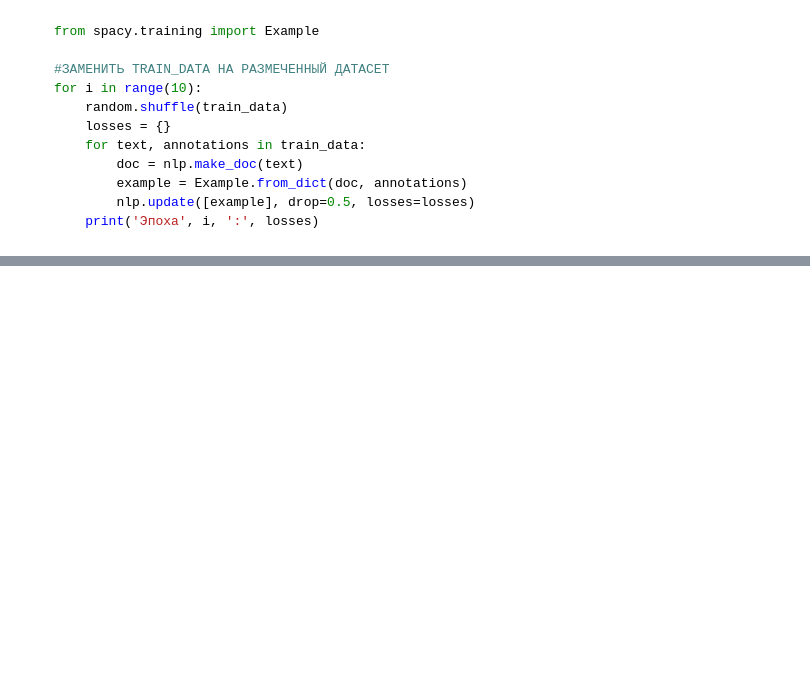
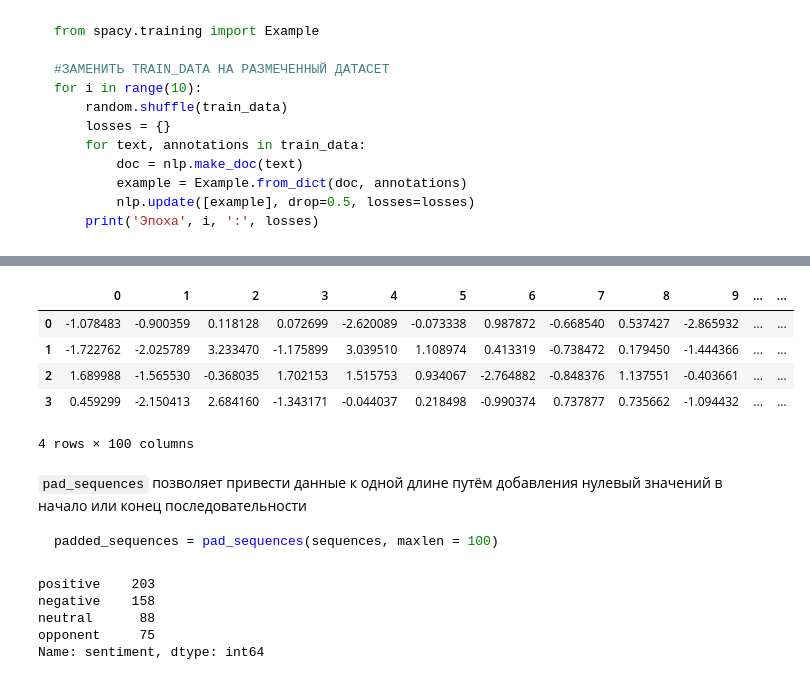
Before and after one commit to ThrallPraudmur/Transformers, a Jupyter notebook: L1ga_Project.ipynb, the cells around one changed output, grey strips where cells are left out. Drawn from its saved outputs; the diff is of its cells as text; code cells hidden in the pictures; blank space fills up the shorter version.

````diff
--- a/L1ga_Project.ipynb
+++ b/L1ga_Project.ipynb
@@ -130,5 +104,0 @@ data_to_train['main_idea'] = data_to_train['entlist'].apply(dict_to_form)
-# %%
-pd.set_option('display.max_colwidth', None)
-pd.set_option('display.max_rows', None)
-
-data_to_train[['text', 'label', 'main_idea']]
@@ -457,0 +446,4 @@ data_to_train[['text', 'label', 'entlist']]
+# %%
+from gensim.models import Word2Vec
+
+w2v_model = Word2Vec.load('word2vec-result-50')
@@ -457,0 +568,22 @@ data_to_train[['text', 'label', 'entlist']]
+# %%
+pd.DataFrame(w2v_model.wv.vectors).head(4)
+# %% [output]
+|  | 0 | 1 | 2 | 3 | 4 | 5 | 6 | 7 | 8 | 9 | ... | ... |
+| 0 | -1.078483 | -0.900359 | 0.118128 | 0.072699 | -2.620089 | -0.073338 | 0.987872 | -0.668540 | 0.537427 | -2.865932 | ... | ... |
+| 1 | -1.722762 | -2.025789 | 3.233470 | -1.175899 | 3.039510 | 1.108974 | 0.413319 | -0.738472 | 0.179450 | -1.444366 | ... | ... |
+| 2 | 1.689988 | -1.565530 | -0.368035 | 1.702153 | 1.515753 | 0.934067 | -2.764882 | -0.848376 | 1.137551 | -0.403661 | ... | ... |
+| 3 | 0.459299 | -2.150413 | 2.684160 | -1.343171 | -0.044037 | 0.218498 | -0.990374 | 0.737877 | 0.735662 | -1.094432 | ... | ... |
+4 rows × 100 columns
+# %% [markdown]
+`pad_sequences` позволяет привести данные к одной длине путём добавления нулевый значений в начало или конец последовательности
+```python
+padded_sequences = pad_sequences(sequences, maxlen = 100)
+```
+# %%
+comment_data['sentiment'].value_counts()
+# %% [output]
+positive    203
+negative    158
+neutral      88
+opponent     75
+Name: sentiment, dtype: int64
````
Also changed, not shown: parts of 57 cells of this notebook.
